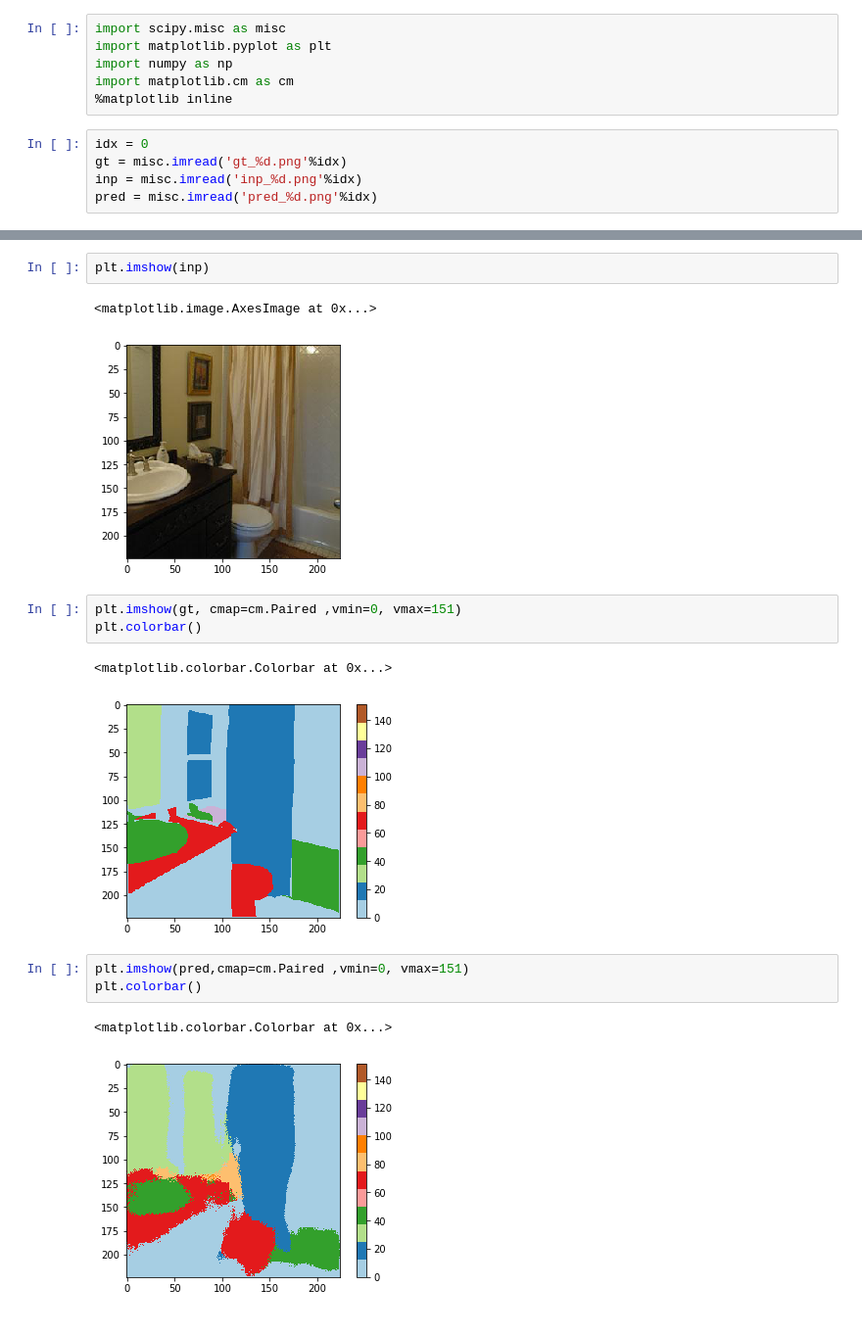
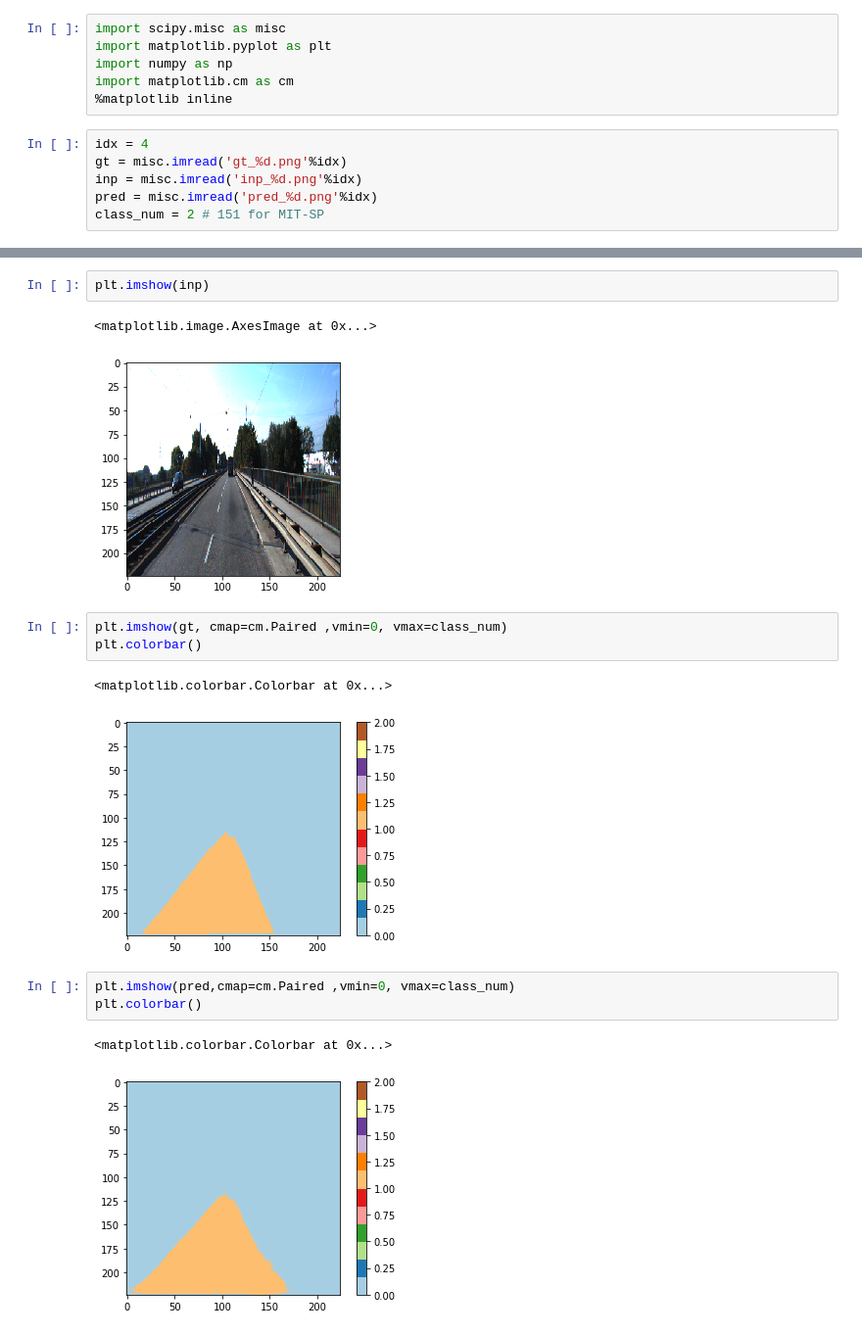
Before and after one commit to oflucas/FCN.tensorflow, a Jupyter notebook: logs/Image_Cmaped.ipynb, the cells around one changed output, grey strips where cells are left out. Shown: that part at 98% size. Drawn from its saved outputs; the diff is of its cells as text.

```diff
--- a/logs/Image_Cmaped.ipynb
+++ b/logs/Image_Cmaped.ipynb
@@ -5,7 +5,8 @@ import numpy as np
 import matplotlib.cm as cm
 %matplotlib inline
 # %%
-idx = 0
+idx = 4
 gt = misc.imread('gt_%d.png'%idx)
 inp = misc.imread('inp_%d.png'%idx)
 pred = misc.imread('pred_%d.png'%idx)
+class_num = 2 # 151 for MIT-SP
@@ -13,16 +18,16 @@ pred = misc.imread('pred_%d.png'%idx)
 plt.imshow(inp)
 # %% [output]
 <matplotlib.image.AxesImage at 0x...>
-[figure, old version]
+[figure, new version]
 # %%
-plt.imshow(gt, cmap=cm.Paired ,vmin=0, vmax=151)
+plt.imshow(gt, cmap=cm.Paired ,vmin=0, vmax=class_num)
 plt.colorbar()
 # %% [output]
 <matplotlib.colorbar.Colorbar at 0x...>
-[figure, old version]
+[figure, new version]
 # %%
-plt.imshow(pred,cmap=cm.Paired ,vmin=0, vmax=151)
+plt.imshow(pred,cmap=cm.Paired ,vmin=0, vmax=class_num)
 plt.colorbar()
 # %% [output]
 <matplotlib.colorbar.Colorbar at 0x...>
-[figure, old version]
+[figure, new version]
```
Also changed, not shown: parts of 2 cells of this notebook, 5 other files.
